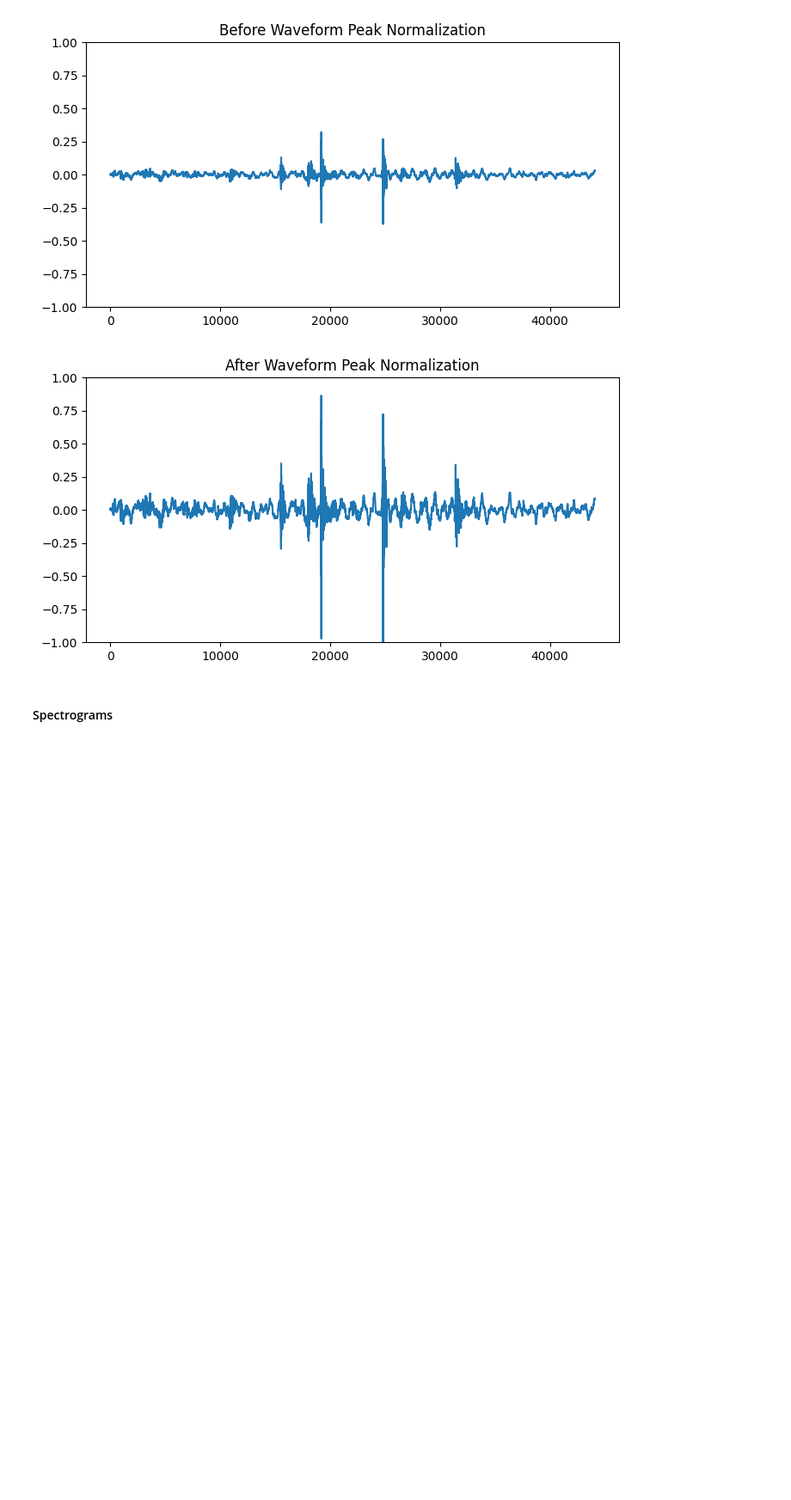
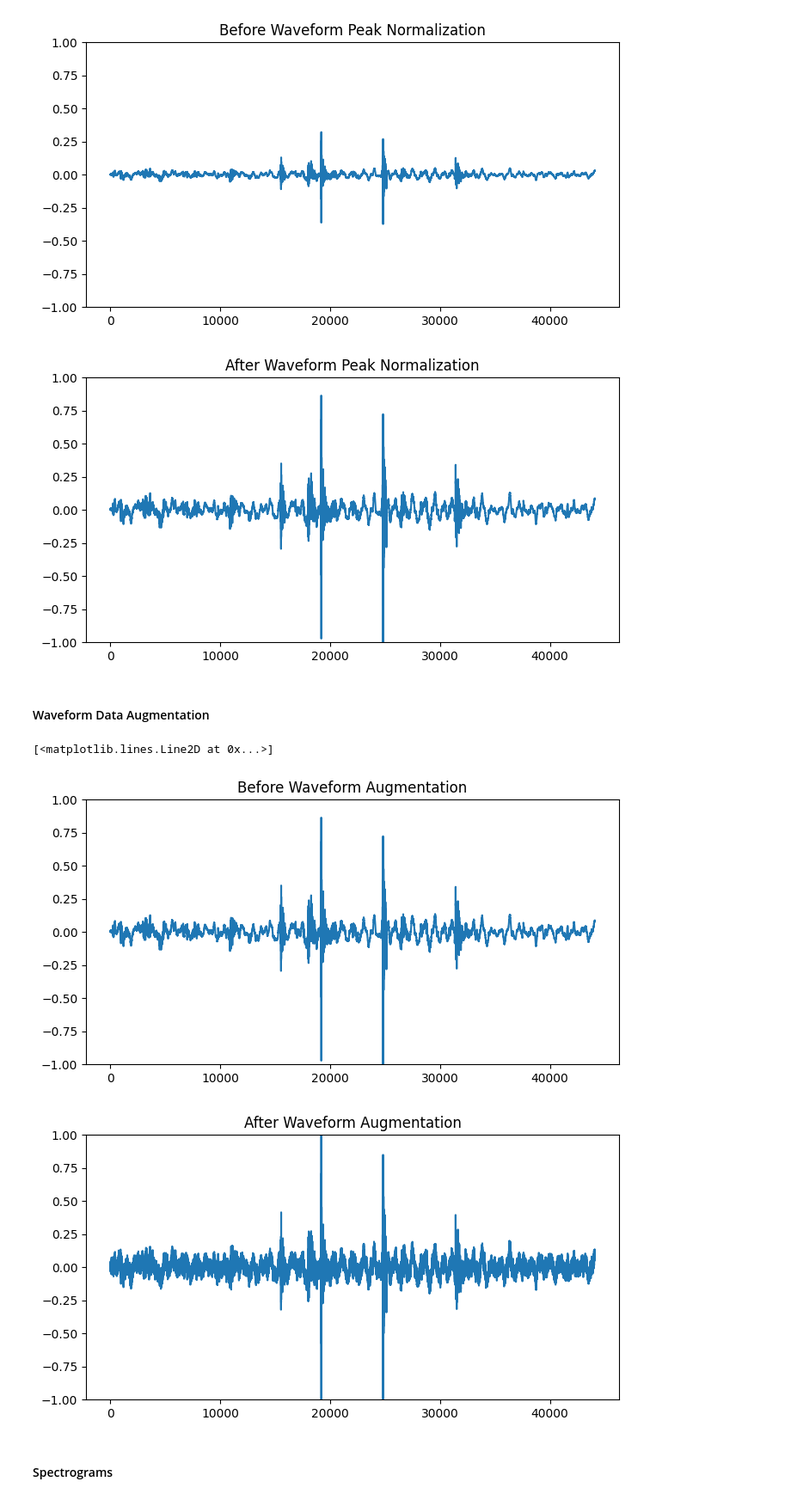
Before and after one commit to IConnC/Acoustic-Keylogger, a Jupyter notebook: data-manipulation/generate_Supp_Dataset.ipynb, the cells around one changed output. Shown at 86% size. Cells and saved outputs as stored; diff of their text form; code cells hidden in the pictures; blank space fills up the shorter version.

Commit message:
Perform normalization and augmentation on raw audio before turning to spectrogram

```diff
--- a/data-manipulation/generate_Supp_Dataset.ipynb
+++ b/data-manipulation/generate_Supp_Dataset.ipynb
@@ -89,0 +81,12 @@ def matchMetadataToAudioSlice(audio_slice, metadata):
+# %%
+# Normalize waveform
+def normalize_peak(waveform):
+    max_amplitude = tf.reduce_max(tf.abs(waveform))
+    return waveform / max_amplitude
+
+# Normalize raw audio data
+normalized_audio_data = []
+for sample in audio_data:
+    sample_copy = copy.deepcopy(sample)
+    sample_copy["waveform"] = normalize_peak(sample_copy["waveform"])
+    normalized_audio_data.append(sample_copy)
@@ -89,0 +95,22 @@ def matchMetadataToAudioSlice(audio_slice, metadata):
+# %%
+def add_noise(waveform, noise_level):
+    noise = tf.random.normal(tf.shape(waveform), stddev=noise_level)
+    return waveform + noise
+
+def augment_volume(waveform, gain_db):
+    gain = 10 ** (gain_db / 20.0)
+    return waveform * gain
+
+def augment_waveform(waveform):
+    waveform = add_noise(waveform, 0.02)
+    waveform = augment_volume(waveform, tf.random.uniform([], -2.0, 2.0))
+    return waveform
+
+# Augment the normalized audio data
+augmented_audio_data = []
+for sample in normalized_audio_data:
+    # Take copy of normalized_audio_data
+    sample_copy = copy.deepcopy(sample)
+
+    sample_copy["waveform"] = augment_waveform(sample_copy["waveform"])
+    augmented_audio_data.append(sample_copy)
@@ -242,6 +226,22 @@ plt.plot(normalized.numpy())
 [<matplotlib.lines.Line2D at 0x...>]
 [figure]
 [figure]
+# %% [markdown]
+#### Waveform Data Augmentation
+# %%
+plt.figure(figsize=(8, 4))
+plt.title("Before Waveform Augmentation")
+plt.ylim(-1, 1)
+plt.plot(normalized_audio_data[0]["waveform"].numpy())
+
+plt.figure(figsize=(8, 4))
+plt.title("After Waveform Augmentation")
+plt.ylim(-1, 1)
+plt.plot(augmented_audio_data[0]["waveform"].numpy())
+# %% [output]
+[<matplotlib.lines.Line2D at 0x...>]
+[figure, added]
+[figure, added]
 # %% [markdown]
 #### Spectrograms
 # %%
```
Also changed, not shown: parts of 13 cells of this notebook.
